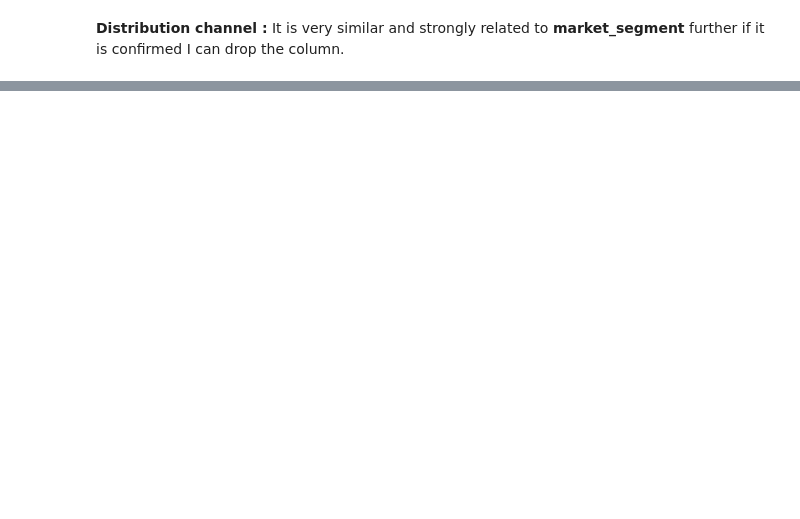
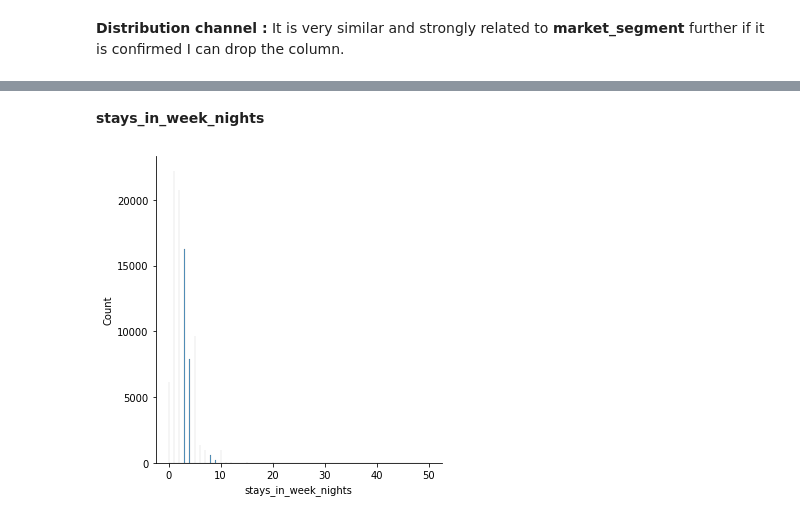
Before and after one commit to SaiMeghanaGoud/EDA-capstone-project, a Jupyter notebook: Copy_of_Hotel_Booking_Analysis_Capstone_Project.ipynb, the cells around one changed output, grey strips where cells are left out. Cells and saved outputs as stored; diff of their text form; code cells hidden in the pictures; blank space fills up the shorter version.

```diff
--- a/Copy_of_Hotel_Booking_Analysis_Capstone_Project.ipynb
+++ b/Copy_of_Hotel_Booking_Analysis_Capstone_Project.ipynb
@@ -545,0 +595,7 @@ df['reservation_status'].value_counts().plot.bar()
+# %% [markdown]
+**stays_in_week_nights**
+# %%
+sns.displot(df['stays_in_week_nights'],label='stays_in_week_nights')
+plt.show()
+# %% [output]
+[figure, added]
```
Also changed, not shown: parts of 61 cells of this notebook.
